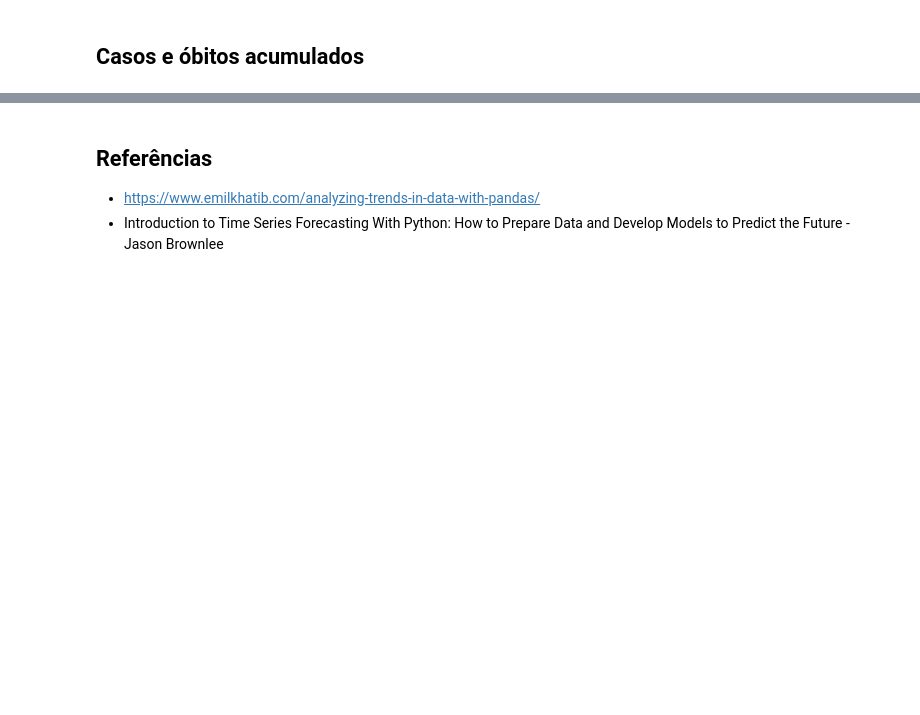
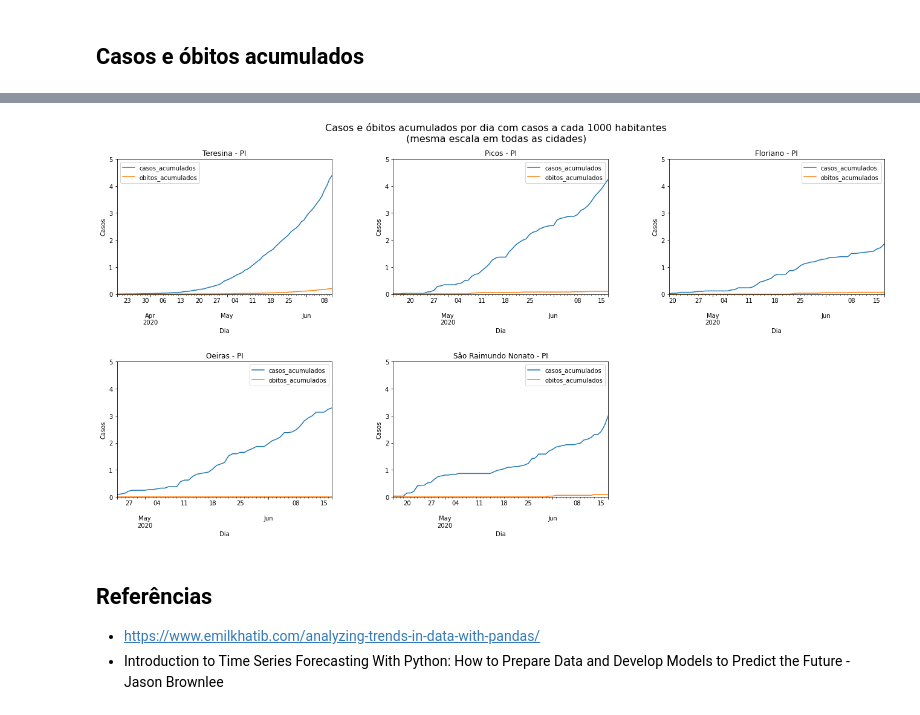
Before and after one commit to diegofsousa/panorama-covid-19-piaui, a Jupyter notebook: primeira_analise.ipynb, the cells around one changed output, grey strips where cells are left out. Saved outputs shown, nothing was run; the diff lists cells and outputs as text; code cells hidden in the pictures; blank space fills up the shorter version.

```diff
--- a/primeira_analise.ipynb
+++ b/primeira_analise.ipynb
@@ -269,3 +350,58 @@ plt.show()
+# %%
+fig, ax = plt.subplots(2,3, figsize=(20,10))
+fig.delaxes(ax[1][2])
+fig.suptitle('Casos e óbitos acumulados por dia com casos a cada {} habitantes\n(mesma escala em todas as cidades)'.format(COEFICIENTE_HABITANTES), fontsize=16)
+fig.tight_layout(pad=7.0)
+
+teresina_df_date_per_x_cumulated = teresina_df_per_x_inhabitants.copy()
+teresina_df_date_per_x_cumulated['casos_acumulados'] = teresina_df_date_per_x_cumulated['novos_casos'].cumsum()
+teresina_df_date_per_x_cumulated['obitos_acumulados'] = teresina_df_date_per_x_cumulated['novos_obitos'].cumsum()
+teresina_df_date_per_x_cumulated = teresina_df_date_per_x_cumulated.drop(['novos_casos','novos_obitos'], axis=1)
+plot_teresina = teresina_df_date_per_x_cumulated.plot(kind='line', ax=ax[0,0], ylim=(0,5))
+plot_teresina.set_title("Teresina - PI")
+plot_teresina.set_xlabel("Dia")
+plot_teresina.set_ylabel("Casos")
+
+picos_df_date_per_x_cumulated = picos_df_per_x_inhabitants.copy()
+picos_df_date_per_x_cumulated['casos_acumulados'] = picos_df_date_per_x_cumulated['novos_casos'].cumsum()
+picos_df_date_per_x_cumulated['obitos_acumulados'] = picos_df_date_per_x_cumulated['novos_obitos'].cumsum()
+picos_df_date_per_x_cumulated = picos_df_date_per_x_cumulated.drop(['novos_casos','novos_obitos'], axis=1)
+plot_picos = picos_df_date_per_x_cumulated.plot(kind='line', ax=ax[0,1], ylim=(0,5))
+plot_picos.set_title("Picos - PI")
+plot_picos.set_xlabel("Dia")
+plot_picos.set_ylabel("Casos")
+
+floriano_df_date_per_x_cumulated = floriano_df_per_x_inhabitants.copy()
+floriano_df_date_per_x_cumulated['casos_acumulados'] = floriano_df_date_per_x_cumulated['novos_casos'].cumsum()
+floriano_df_date_per_x_cumulated['obitos_acumulados'] = floriano_df_date_per_x_cumulated['novos_obitos'].cumsum()
+floriano_df_date_per_x_cumulated = floriano_df_date_per_x_cumulated.drop(['novos_casos','novos_obitos'], axis=1)
+plot_floriano = floriano_df_date_per_x_cumulated.plot(kind='line', ax=ax[0,2], ylim=(0,5))
+plot_floriano.set_title("Floriano - PI")
+plot_floriano.set_xlabel("Dia")
+plot_floriano.set_ylabel("Casos")
+
+oeiras_df_date_per_x_cumulated = oeiras_df_per_x_inhabitants.copy()
+oeiras_df_date_per_x_cumulated['casos_acumulados'] = oeiras_df_date_per_x_cumulated['novos_casos'].cumsum()
+oeiras_df_date_per_x_cumulated['obitos_acumulados'] = oeiras_df_date_per_x_cumulated['novos_obitos'].cumsum()
+oeiras_df_date_per_x_cumulated = oeiras_df_date_per_x_cumulated.drop(['novos_casos','novos_obitos'], axis=1)
+plot_oeiras = oeiras_df_date_per_x_cumulated.plot(kind='line', ax=ax[1,0], ylim=(0,5))
+plot_oeiras.set_title("Oeiras - PI")
+plot_oeiras.set_xlabel("Dia")
+plot_oeiras.set_ylabel("Casos")
+
+srn_df_date_per_x_cumulated = srn_df_per_x_inhabitants.copy()
+srn_df_date_per_x_cumulated['casos_acumulados'] = srn_df_date_per_x_cumulated['novos_casos'].cumsum()
+srn_df_date_per_x_cumulated['obitos_acumulados'] = srn_df_date_per_x_cumulated['novos_obitos'].cumsum()
+srn_df_date_per_x_cumulated = srn_df_date_per_x_cumulated.drop(['novos_casos','novos_obitos'], axis=1)
+plot_srn = srn_df_date_per_x_cumulated.plot(kind='line', ax=ax[1,1], ylim=(0,5))
+plot_srn.set_title("São Raimundo Nonato - PI")
+plot_srn.set_xlabel("Dia")
+plot_srn.set_ylabel("Casos")
+
+plt.subplots_adjust(hspace=0.50)
+plt.show()
+# %% [output]
+[figure, added]
 # %% [markdown]
 ## Referências
 
```
Also changed, not shown: parts of 8 cells of this notebook, 5 other files.
